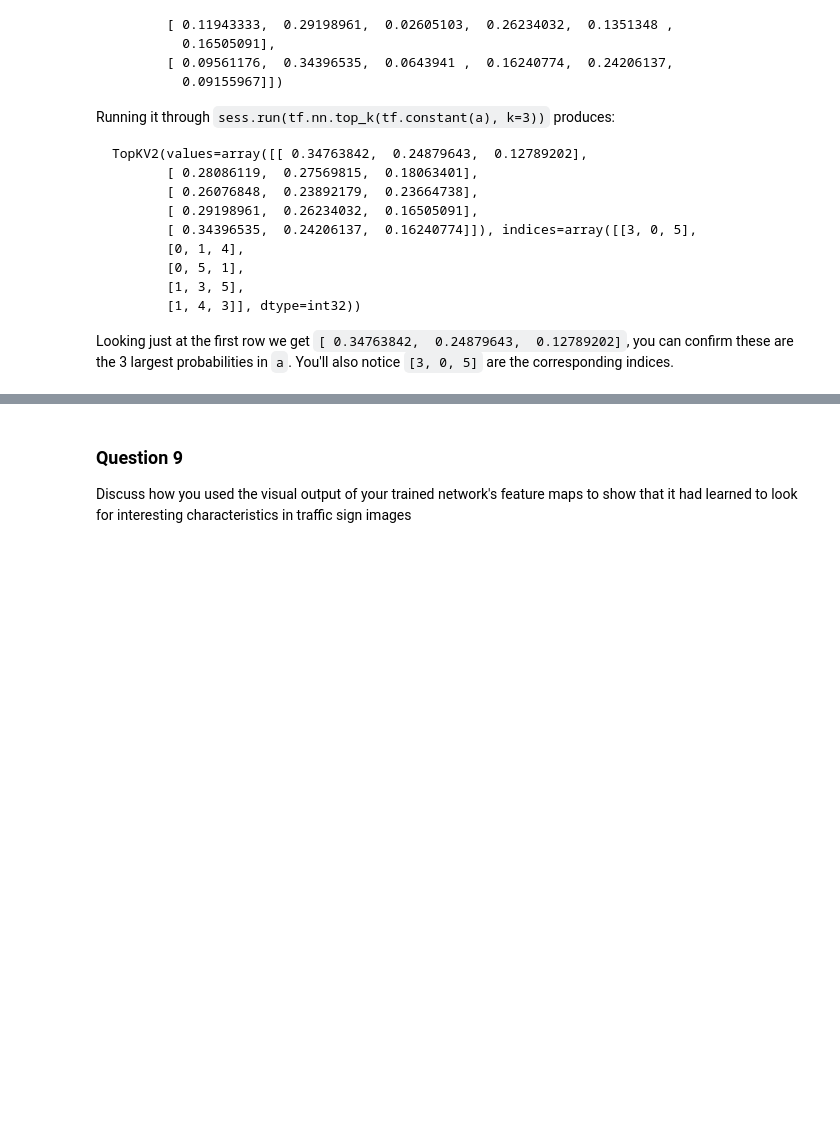
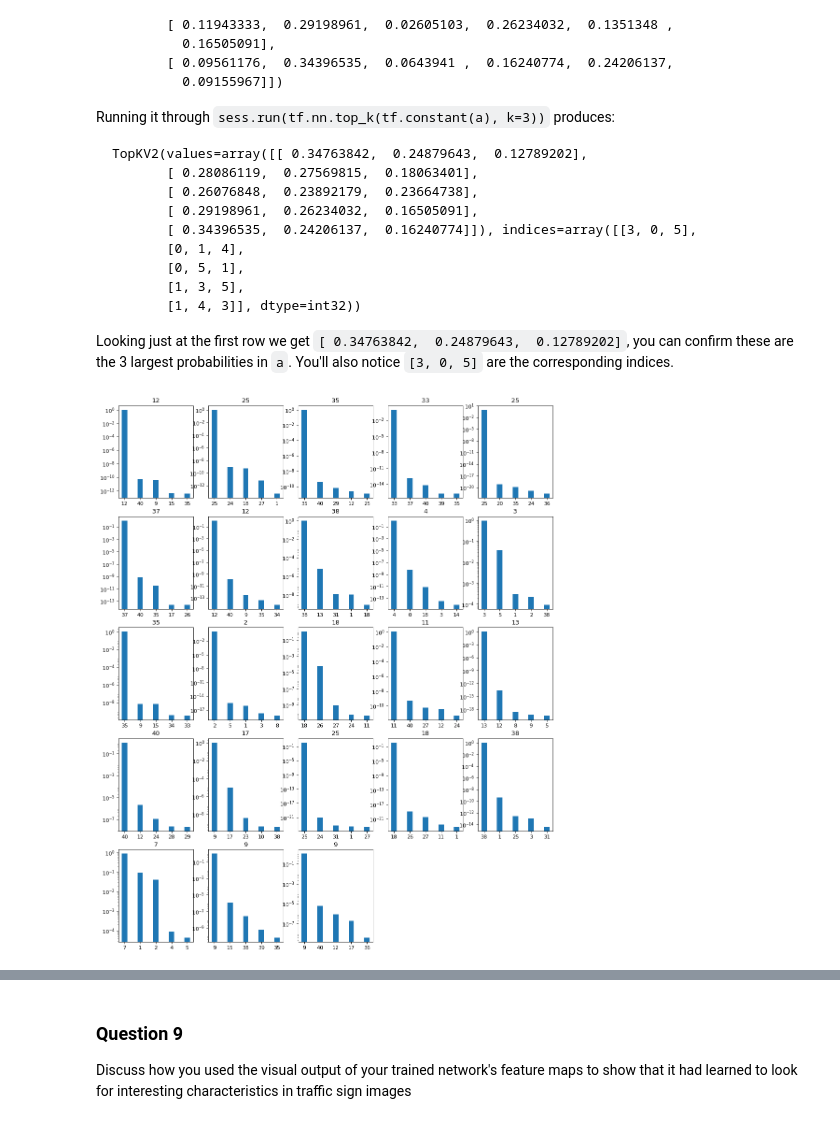
Before and after one commit to killermonkeys/CarND-Traffic-Sign-Classifier-Project, a Jupyter notebook: Traffic_Sign_Classifier.ipynb, the cells around one changed output, grey strips where cells are left out. Drawn from its saved outputs; the diff is of its cells as text; code cells hidden in the pictures; blank space fills up the shorter version.

```diff
--- a/Traffic_Sign_Classifier.ipynb
+++ b/Traffic_Sign_Classifier.ipynb
@@ -382,9 +411,13 @@ Best value at EPOCH 10 so far: 0.882 (Larger network, HSV, higher learning rate)
 # %%
 X_test_set,  y_test_set  = X_test_norm,  y_test
 
+
 with tf.Session() as sess:
+    sess.run(tf.global_variables_initializer())
     saver.restore(sess, './lenet')
 
     test_accuracy = evaluate(X_test_set, y_test_set)
     print("Test Accuracy = {:.3f}".format(test_accuracy))
+
+    saver.save(sess, './lenet-backup')
 # %% [output]
@@ -459,3 +547,37 @@ Looking just at the first row we get `[ 0.34763842,  0.24879643,  0.12789202]`,
+# %%
+### Print out the top five softmax probabilities for the predictions on the German traffic sign images found on the web.
+### Feel free to use as many code cells as needed.
+
+k = 5
+
+with tf.Session() as sess:
+    saver.restore(sess, './lenet')
+    values, indices = sess.run(tf.nn.top_k(tf.nn.softmax(logits), k=k), feed_dict={x: X_test2, keep_prob: 1.0})
+
+import matplotlib.pyplot as plt
+from skimage import exposure
+# Visualizations will be shown in the notebook.
+%matplotlib inline
+
+
+n_rows = 5
+n_cols = 5
+fig = plt.figure(figsize=(15, 19), dpi=80)
+for i in range(0,len(X_test2)):
+    sp = fig.add_subplot(n_rows, n_cols, i+1)
+    sp.set_title(y_test2[i])
+    image = X_test2[i,:,:,:]
+    #imgplt = plt.imshow(image)
+    #print(values[i])
+    #imgplt.set_cmap('hot')
+    #plt.axis('off')
+    rects1 = sp.bar(np.arange(k), values[i], 0.35)
+    sp.set_yscale('log')
+    plt.xticks(np.arange(k))
+    sp.set_xticklabels(indices[i])
+plt.show()
+# %% [output]
+[figure, added]
 # %% [markdown]
 ---
 
```
Also changed, not shown: parts of 18 cells of this notebook, 27 other files.
